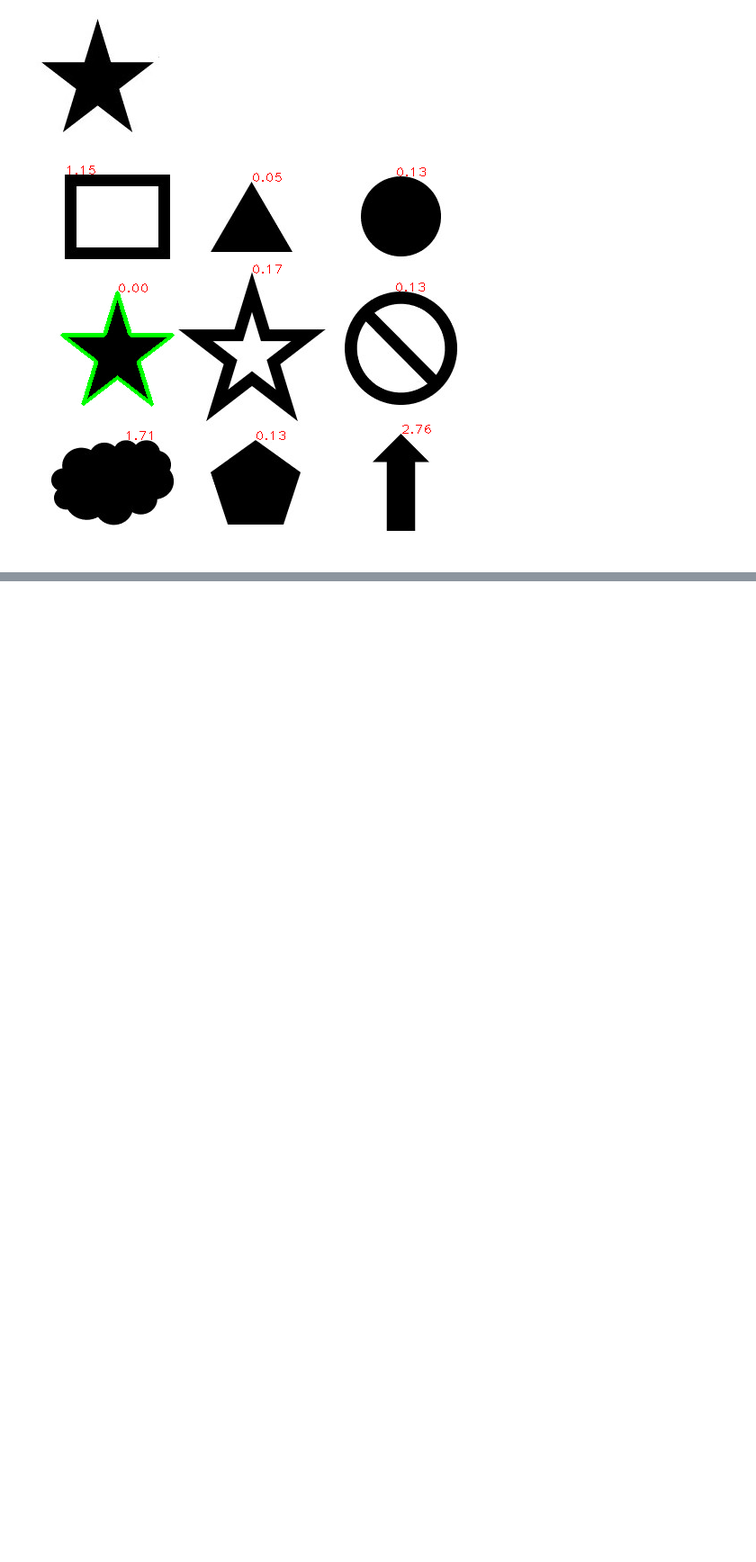
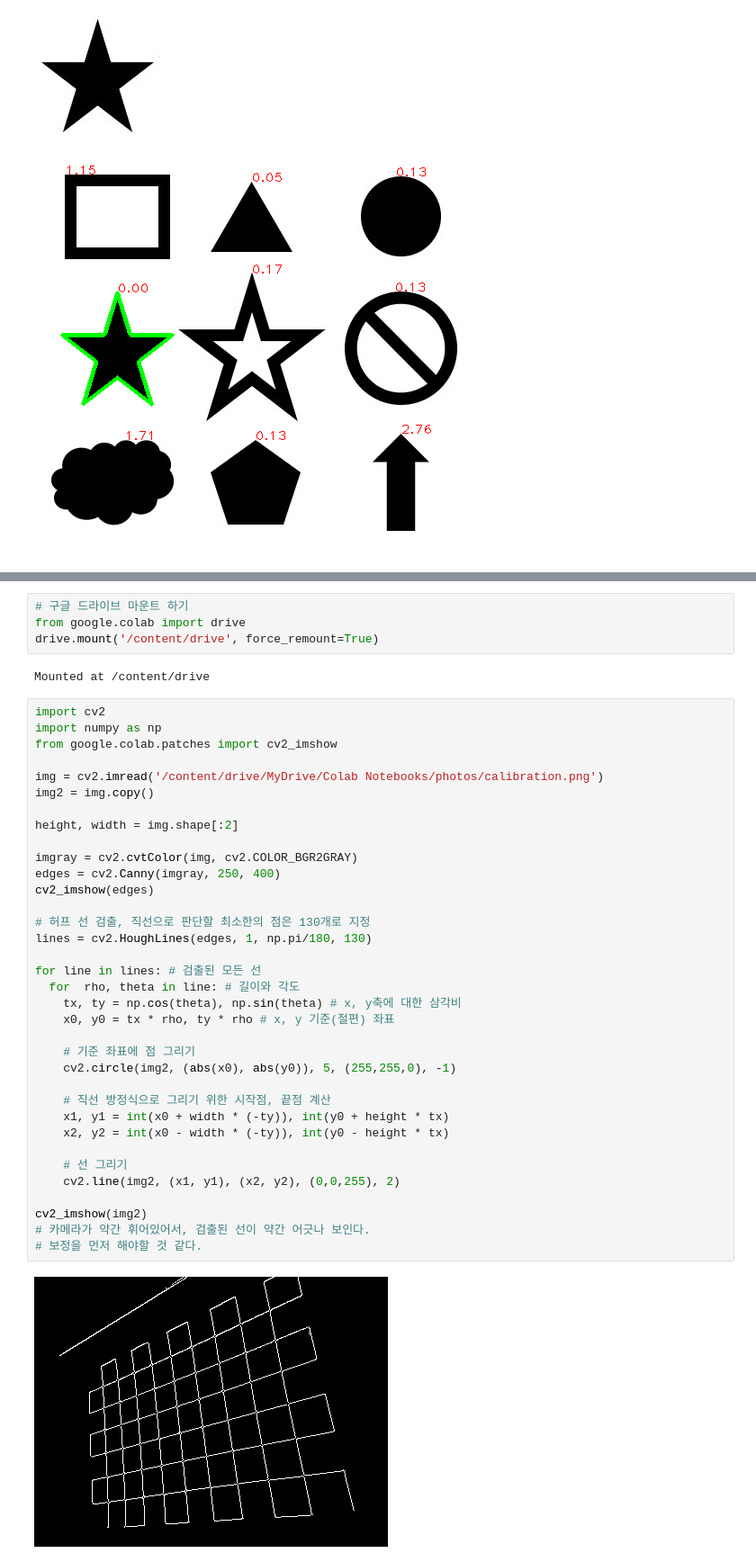
Before and after one commit to visualhan/ComputerVision_Colab, a Jupyter notebook: 9강_이미지분할.ipynb, the cells around one changed output, grey strips where cells are left out. Shown at 90% size. Cells and saved outputs as stored; diff of their text form; blank space fills up the shorter version.

Commit message:
Colaboratory를 통해 생성됨

```diff
--- a/9강_이미지분할.ipynb
+++ b/9강_이미지분할.ipynb
@@ -508,0 +536,43 @@ cv2_imshow(shapes)
+# %%
+# 구글 드라이브 마운트 하기
+from google.colab import drive
+drive.mount('/content/drive', force_remount=True)
+# %% [output]
+Mounted at /content/drive
+# %%
+import cv2
+import numpy as np
+from google.colab.patches import cv2_imshow
+
+img = cv2.imread('/content/drive/MyDrive/Colab Notebooks/photos/calibration.png')
+img2 = img.copy()
+
+height, width = img.shape[:2]
+
+imgray = cv2.cvtColor(img, cv2.COLOR_BGR2GRAY)
+edges = cv2.Canny(imgray, 250, 400)
+cv2_imshow(edges)
+
+# 허프 선 검출, 직선으로 판단할 최소한의 점은 130개로 지정
+lines = cv2.HoughLines(edges, 1, np.pi/180, 130)
+
+for line in lines: # 검출된 모든 선
+  for  rho, theta in line: # 길이와 각도
+    tx, ty = np.cos(theta), np.sin(theta) # x, y축에 대한 삼각비
+    x0, y0 = tx * rho, ty * rho # x, y 기준(절편) 좌표
+
+    # 기준 좌표에 점 그리기
+    cv2.circle(img2, (abs(x0), abs(y0)), 5, (255,255,0), -1)
+
+    # 직선 방정식으로 그리기 위한 시작점, 끝점 계산
+    x1, y1 = int(x0 + width * (-ty)), int(y0 + height * tx)
+    x2, y2 = int(x0 - width * (-ty)), int(y0 - height * tx)
+
+    # 선 그리기
+    cv2.line(img2, (x1, y1), (x2, y2), (0,0,255), 2)
+
+cv2_imshow(img2)
+# 카메라가 약간 휘어있어서, 검출된 선이 약간 어긋나 보인다.
+# 보정을 먼저 해야할 것 같다.
+# %% [output]
+[figure, added]
```
Also changed, not shown: parts of 12 cells of this notebook.
